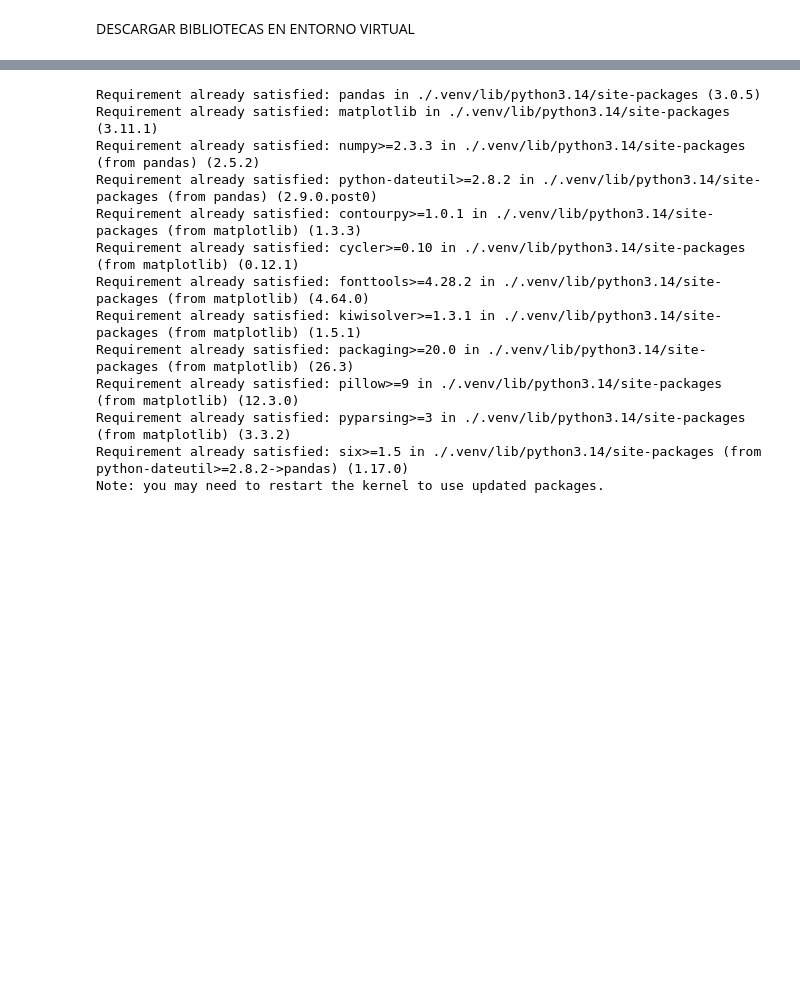
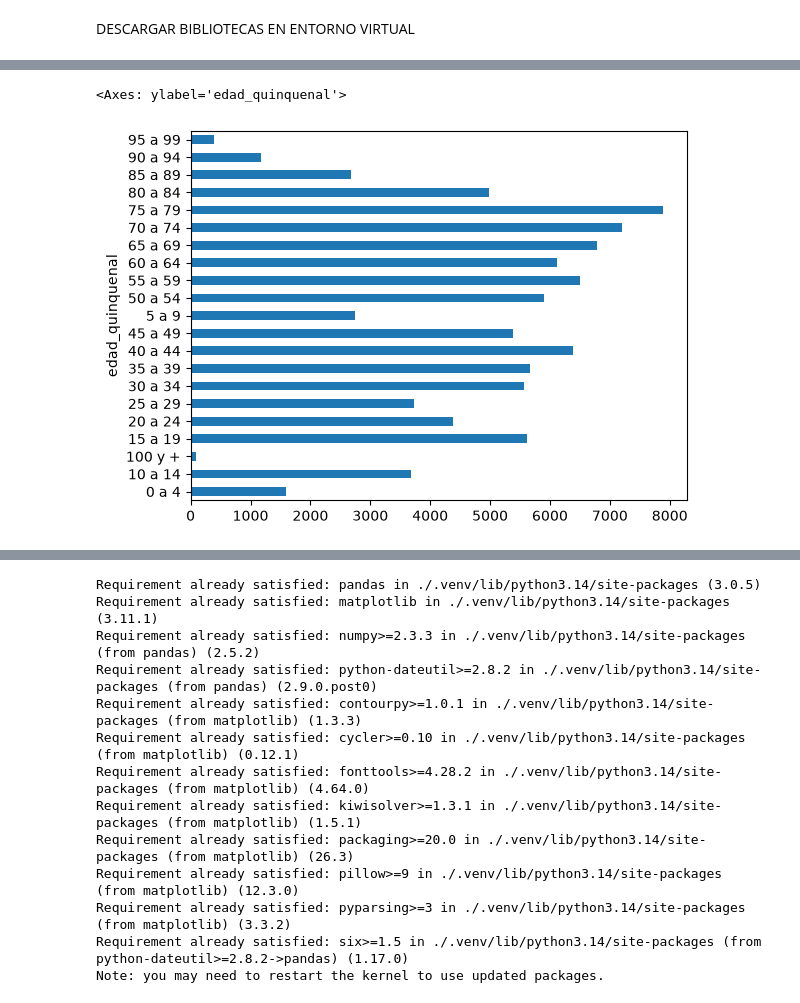
Before and after one commit to TomasVerniano/ANALISIS_POBLACION_ARGENTINA_AED, a Jupyter notebook: poblacion.ipynb, the cells around one changed output, grey strips where cells are left out. Drawn from its saved outputs; the diff is of its cells as text; code cells hidden in the pictures; blank space fills up the shorter version.

```diff
--- a/poblacion.ipynb
+++ b/poblacion.ipynb
@@ -2,0 +149,8 @@ DESCARGAR BIBLIOTECAS EN ENTORNO VIRTUAL
+# %%
+poblacion_provincia_m=poblacion_provincia[(poblacion_provincia['sexo'] == 'M') & (poblacion_provincia['nacionalidad'] == 'Argentina' ) & (poblacion_provincia['pais_nacimiento'] == 'Otro Pais') ]
+
+poblacion_provincia_m=poblacion_provincia_m.groupby('edad_quinquenal')['cantidad'].sum()
+poblacion_provincia_m.plot(kind='barh')
+# %% [output]
+<Axes: ylabel='edad_quinquenal'>
+[figure, added]
```
Also changed, not shown: parts of 18 cells of this notebook.
